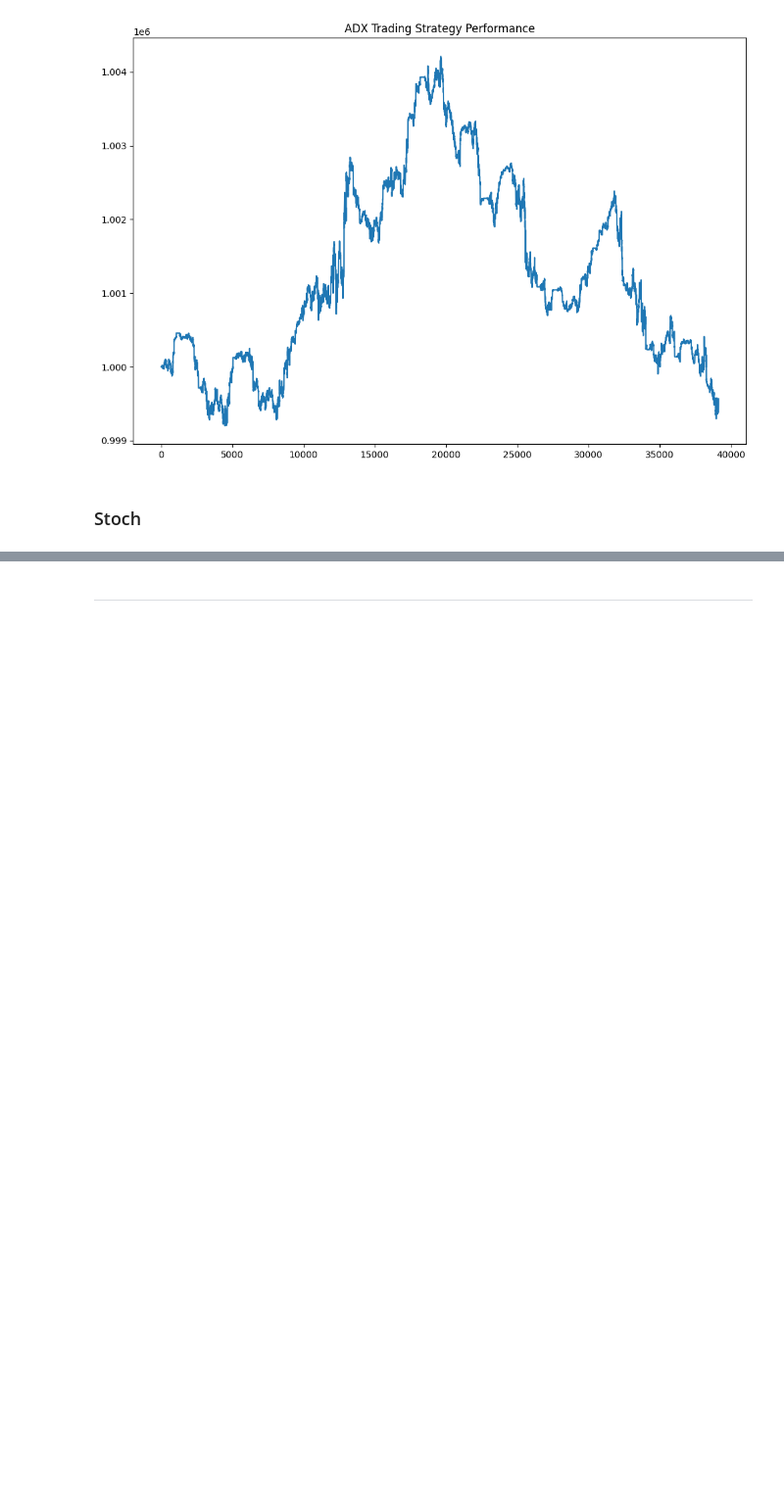
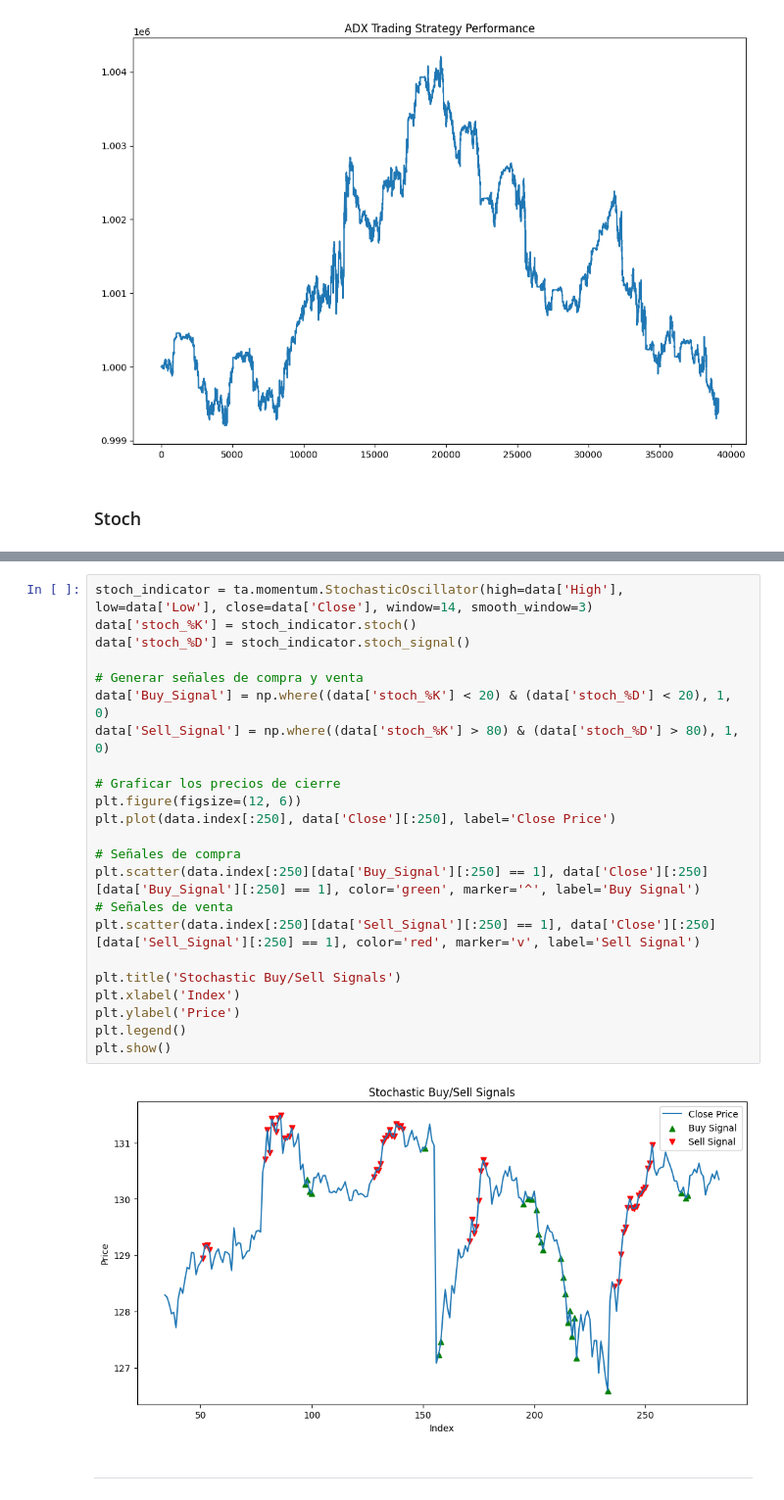
Before and after one commit to david09perez/Proyecto_Trading, a Jupyter notebook: report.ipynb, the cells around one changed output, grey strips where cells are left out. Shown at 98% size. Saved outputs shown, nothing was run; the diff lists cells and outputs as text; blank space fills up the shorter version.

Commit message:
Adding stochastic strategy's plot

```diff
--- a/report.ipynb
+++ b/report.ipynb
@@ -479,3 +479,28 @@ plt.show()
+# %%
+stoch_indicator = ta.momentum.StochasticOscillator(high=data['High'], low=data['Low'], close=data['Close'], window=14, smooth_window=3)
+data['stoch_%K'] = stoch_indicator.stoch()
+data['stoch_%D'] = stoch_indicator.stoch_signal()
+
+# Generar señales de compra y venta
+data['Buy_Signal'] = np.where((data['stoch_%K'] < 20) & (data['stoch_%D'] < 20), 1, 0)
+data['Sell_Signal'] = np.where((data['stoch_%K'] > 80) & (data['stoch_%D'] > 80), 1, 0)
+
+# Graficar los precios de cierre
+plt.figure(figsize=(12, 6))
+plt.plot(data.index[:250], data['Close'][:250], label='Close Price')
+
+# Señales de compra
+plt.scatter(data.index[:250][data['Buy_Signal'][:250] == 1], data['Close'][:250][data['Buy_Signal'][:250] == 1], color='green', marker='^', label='Buy Signal')
+# Señales de venta
+plt.scatter(data.index[:250][data['Sell_Signal'][:250] == 1], data['Close'][:250][data['Sell_Signal'][:250] == 1], color='red', marker='v', label='Sell Signal')
+
+plt.title('Stochastic Buy/Sell Signals')
+plt.xlabel('Index')
+plt.ylabel('Price')
+plt.legend()
+plt.show()
+# %% [output]
+[figure, added]
 # %% [markdown]
 -------
 # %%
```
Also changed, not shown: parts of 19 cells of this notebook, 1 other file.
